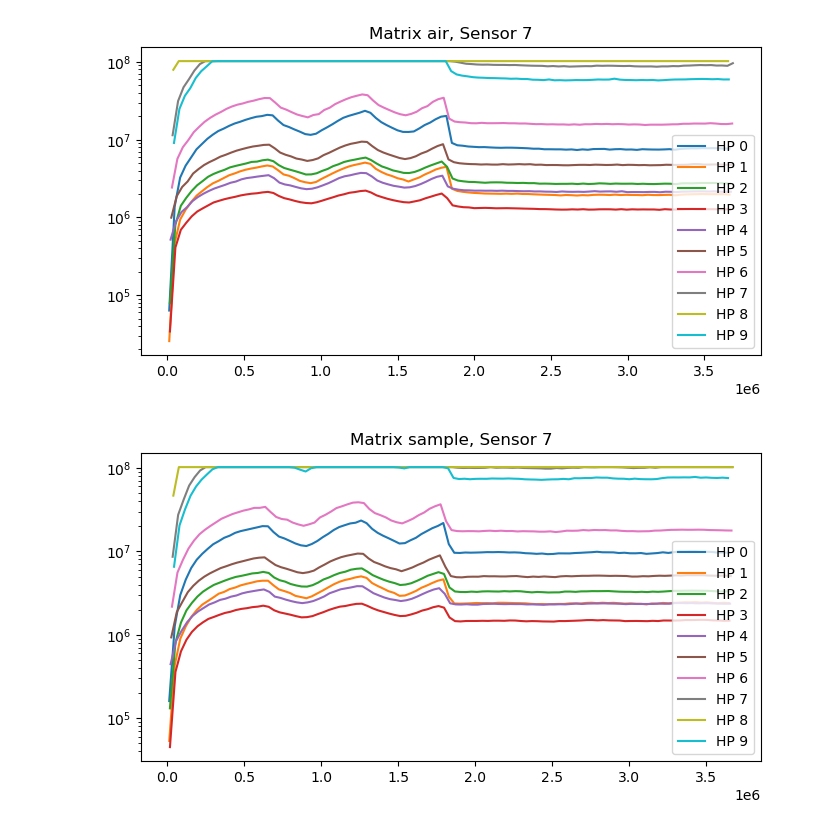
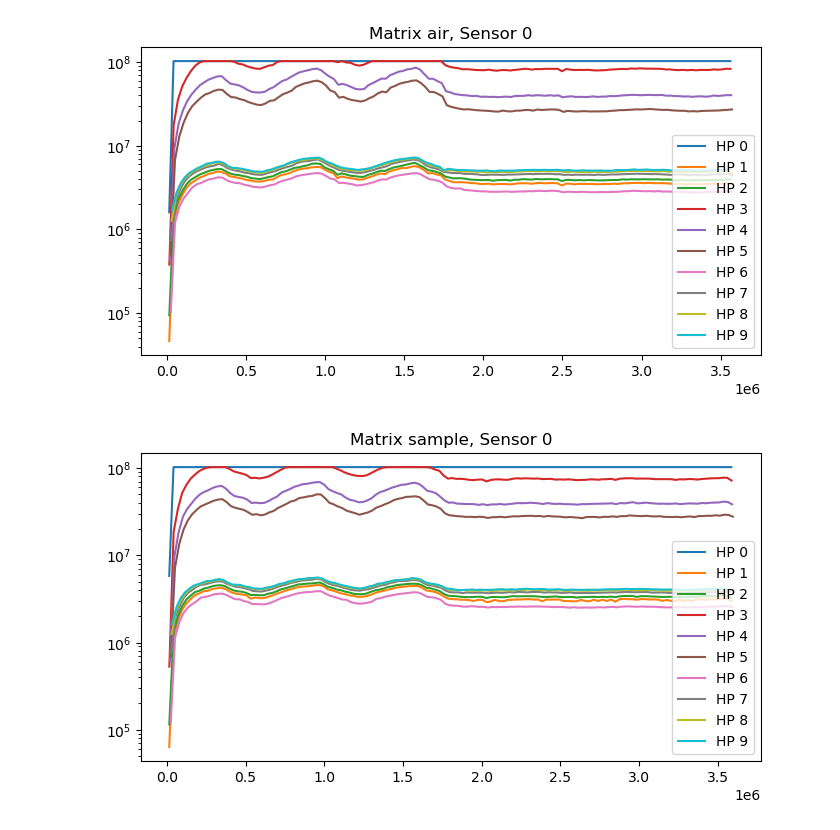
Before and after one commit to ihpar/chicken, a Jupyter notebook: raw_data_reader.ipynb, the cells around one changed output. Drawn from its saved outputs; the diff is of its cells as text; code cells hidden in the pictures.

```diff
--- a/raw_data_reader.ipynb
+++ b/raw_data_reader.ipynb
@@ -61,10 +61,10 @@ def plot_sensor(matrix, sensor_idx, sensor_data):
     plt.legend()
     plt.show()
 # %%
-plot_sensor("air", 7, sensor_data)
+plot_sensor("air", 0, sensor_data)
 # %% [output]
-[figure, old version]
+[figure, new version]
 # %%
-plot_sensor("sample", 7, sensor_data)
+plot_sensor("sample", 0, sensor_data)
 # %% [output]
-[figure, old version]
+[figure, new version]
```
Also changed, not shown: parts of 1 cell of this notebook, 4 other files.
